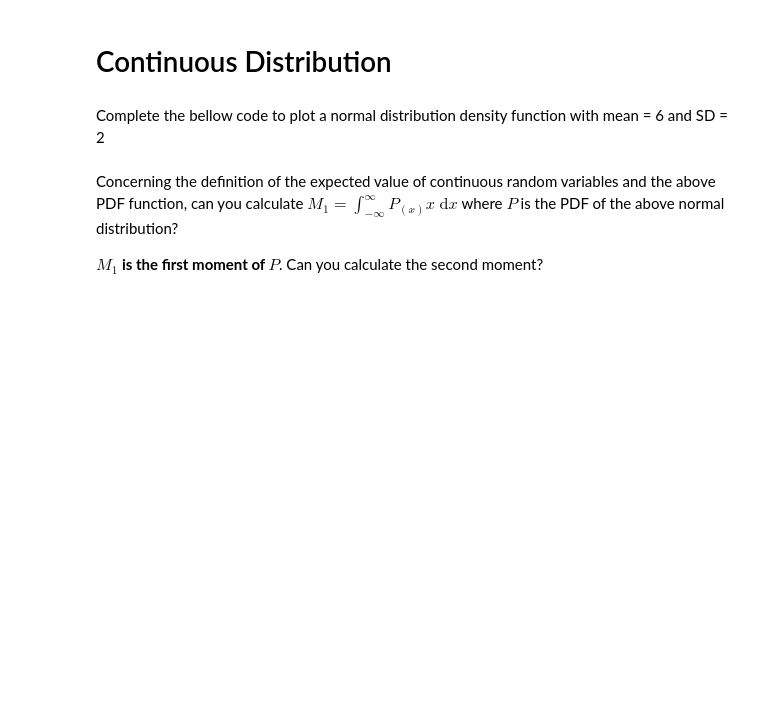
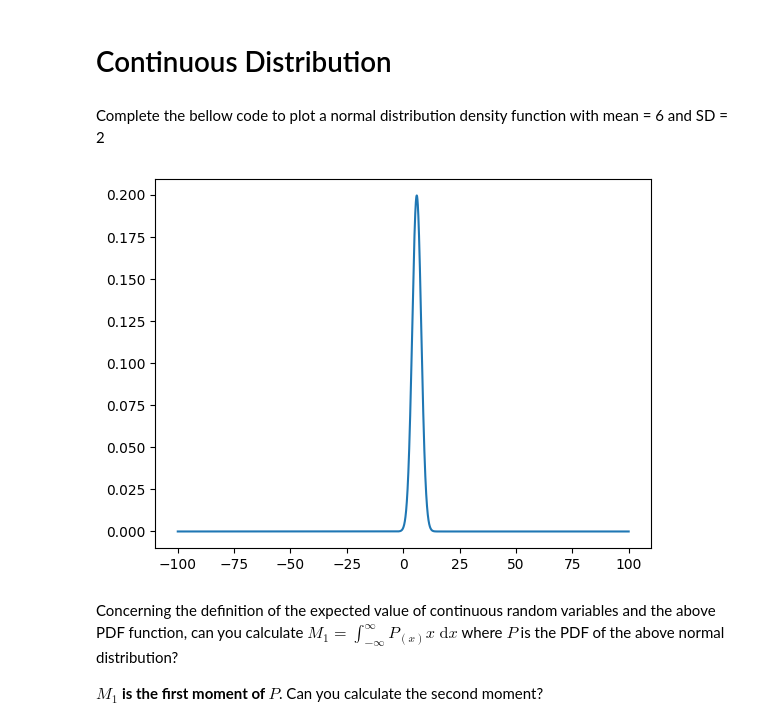
Before and after one commit to lalopezpa/stochastics, a Jupyter notebook: Tutorial_02.ipynb, the cells around one changed output. Cells and saved outputs as stored; diff of their text form; code cells hidden in the pictures; blank space fills up the shorter version.

```diff
--- a/Tutorial_02.ipynb
+++ b/Tutorial_02.ipynb
@@ -23,10 +23,12 @@ Complete the bellow code to plot a normal distribution density function with mea
 # %%
 x_axis = np.arange(-100, 100, 0.001)
 
 ##start
-plt.plot(x_axis, norm.pdf(x_axis,None,None))
+plt.plot(x_axis, norm.pdf(x_axis,6,2))
 plt.show()
 ##end
+# %% [output]
+[figure, added]
 # %% [markdown]
 Concerning the definition of the expected value of continuous random variables and the above PDF function, can you calculate $M_1 = \int_{- \infty}^{\infty} P_{(x)}x\;\mathrm{d}x$ where $P$ is the PDF of the above normal distribution?
 
```
Also changed, not shown: parts of 3 cells of this notebook.
